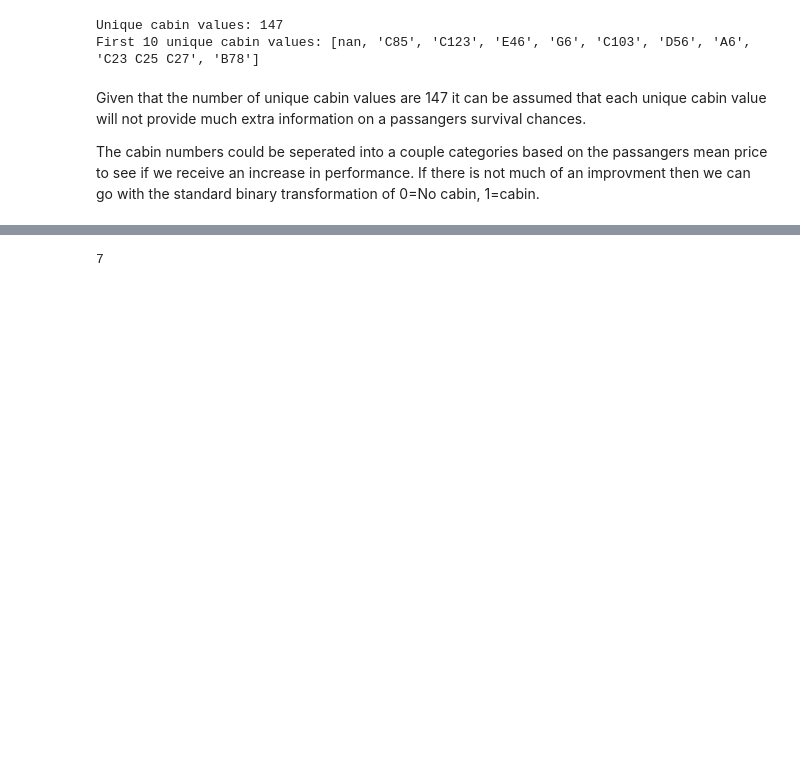
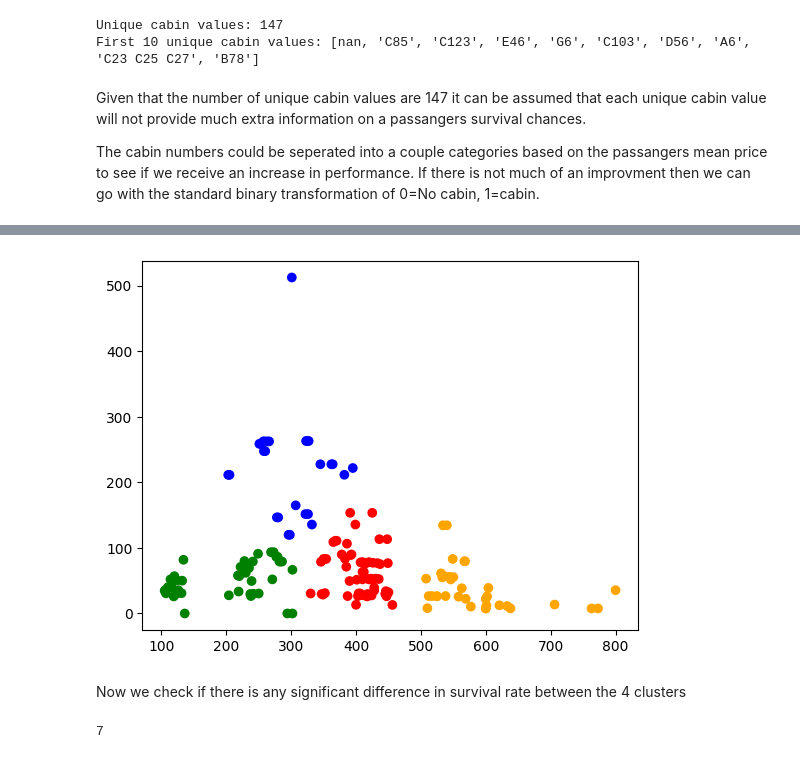
Before and after one commit to MaxymWojnowskyj/Titanic-ML-Comp, a Jupyter notebook: Titanic_NoteBook.ipynb, the cells around one changed output, grey strips where cells are left out. Saved outputs shown, nothing was run; the diff lists cells and outputs as text; code cells hidden in the pictures; blank space fills up the shorter version.

```diff
--- a/Titanic_NoteBook.ipynb
+++ b/Titanic_NoteBook.ipynb
@@ -166,0 +197,12 @@ Cabin: C148, Fare Mean: 30.0, Passenger count: 1
+# %%
+four_dict = k_clusters[3]
+colors = ['red', 'green', 'blue', 'orange']
+colors_list = [colors[i] for i in four_dict['labels']]
+
+
+plt.scatter(x, y, c=colors_list)
+plt.show()
+# %% [output]
+[figure, added]
+# %% [markdown]
+Now we check if there is any significant difference in survival rate between the 4 clusters
```
Also changed, not shown: parts of 3 cells of this notebook.
